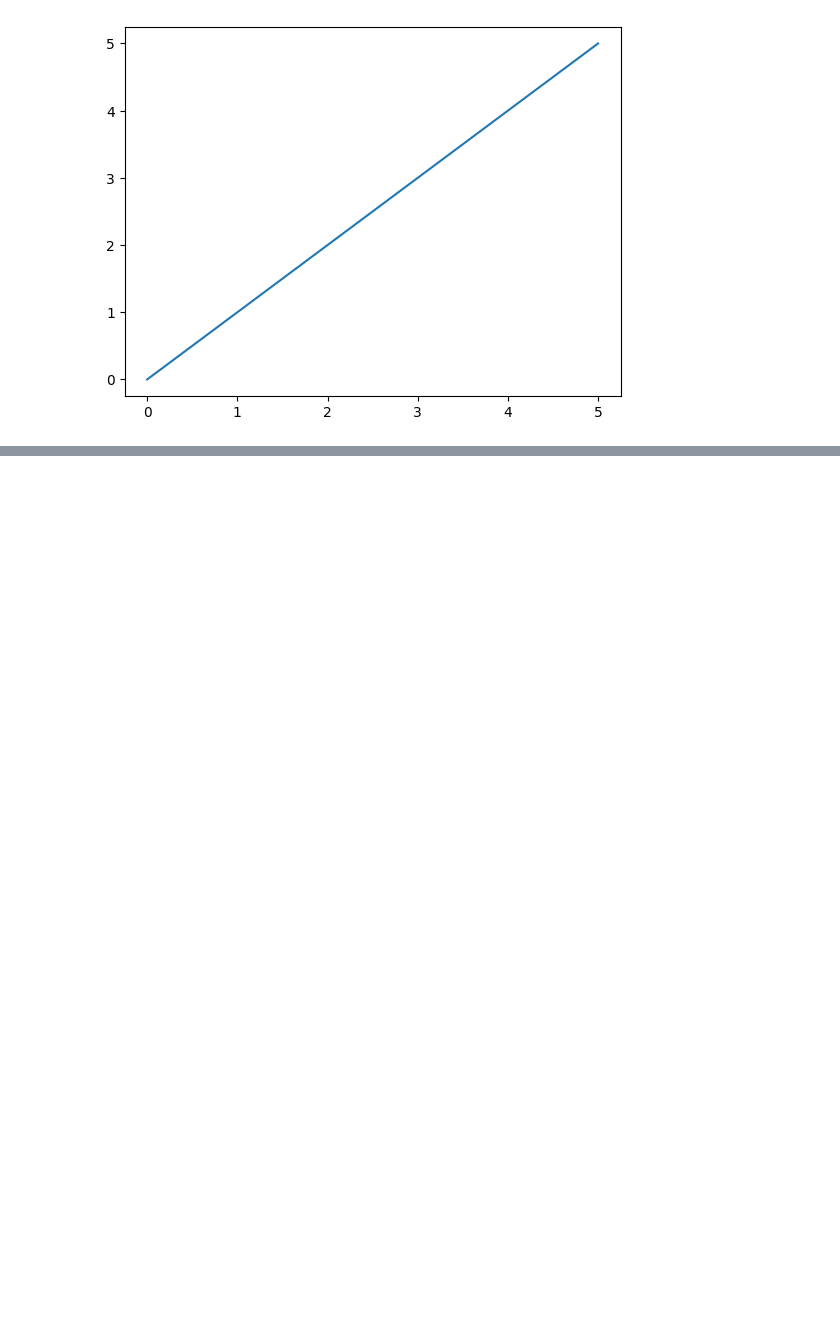
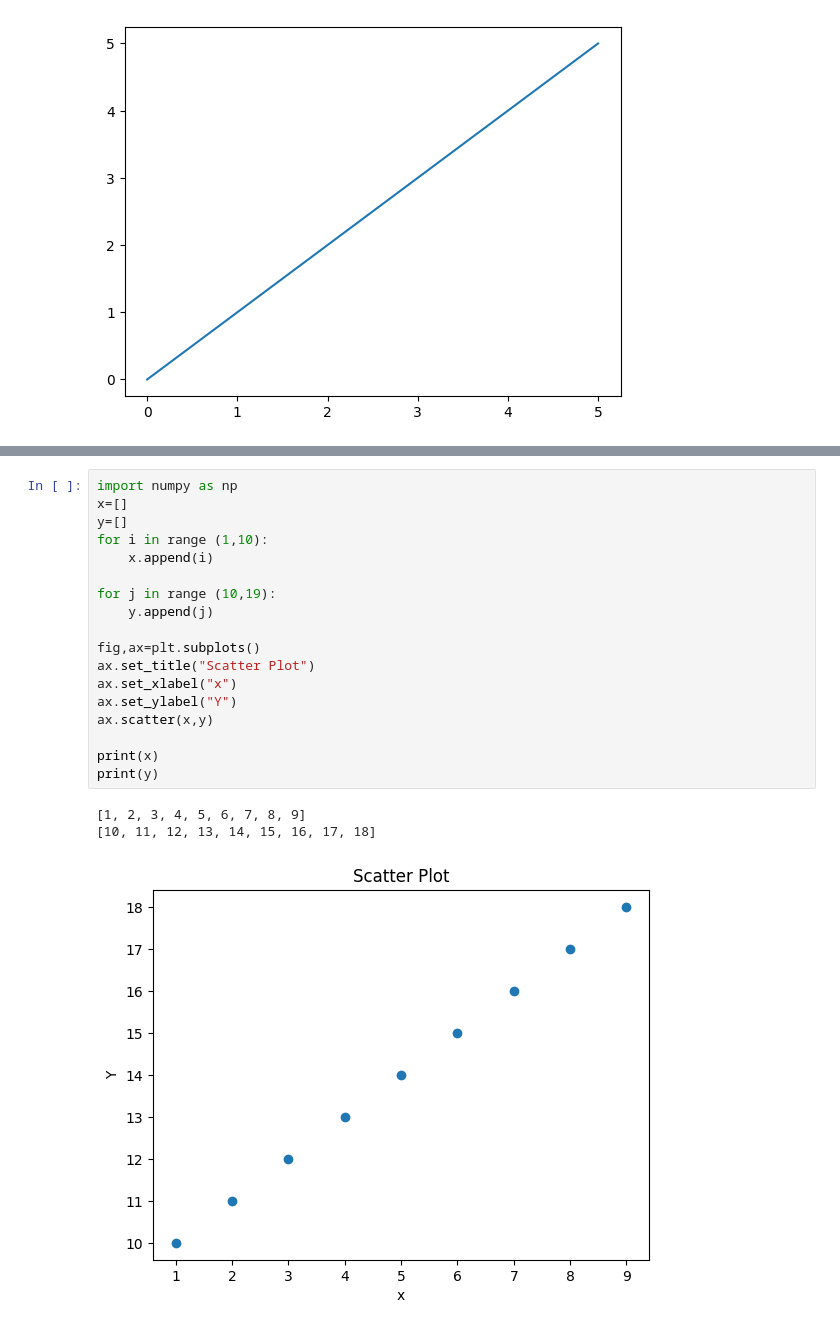
Before and after one commit to Mangal-Das/Matplotlib, a Jupyter notebook: introduction/quick_start.ipynb, the cells around one changed output, grey strips where cells are left out. Drawn from its saved outputs; the diff is of its cells as text; blank space fills up the shorter version.

```diff
--- a/introduction/quick_start.ipynb
+++ b/introduction/quick_start.ipynb
@@ -15,0 +36,22 @@ ax1.plot([0,1,2,3,4,5],[0,1,2,3,4,5])
+# %%
+import numpy as np
+x=[]
+y=[]
+for i in range (1,10):
+    x.append(i)
+
+for j in range (10,19):
+    y.append(j)
+
+fig,ax=plt.subplots()
+ax.set_title("Scatter Plot")
+ax.set_xlabel("x")
+ax.set_ylabel("Y")
+ax.scatter(x,y)
+
+print(x)
+print(y)
+# %% [output]
+[1, 2, 3, 4, 5, 6, 7, 8, 9]
+[10, 11, 12, 13, 14, 15, 16, 17, 18]
+[figure, added]
```
Also changed, not shown: parts of 2 cells of this notebook.
